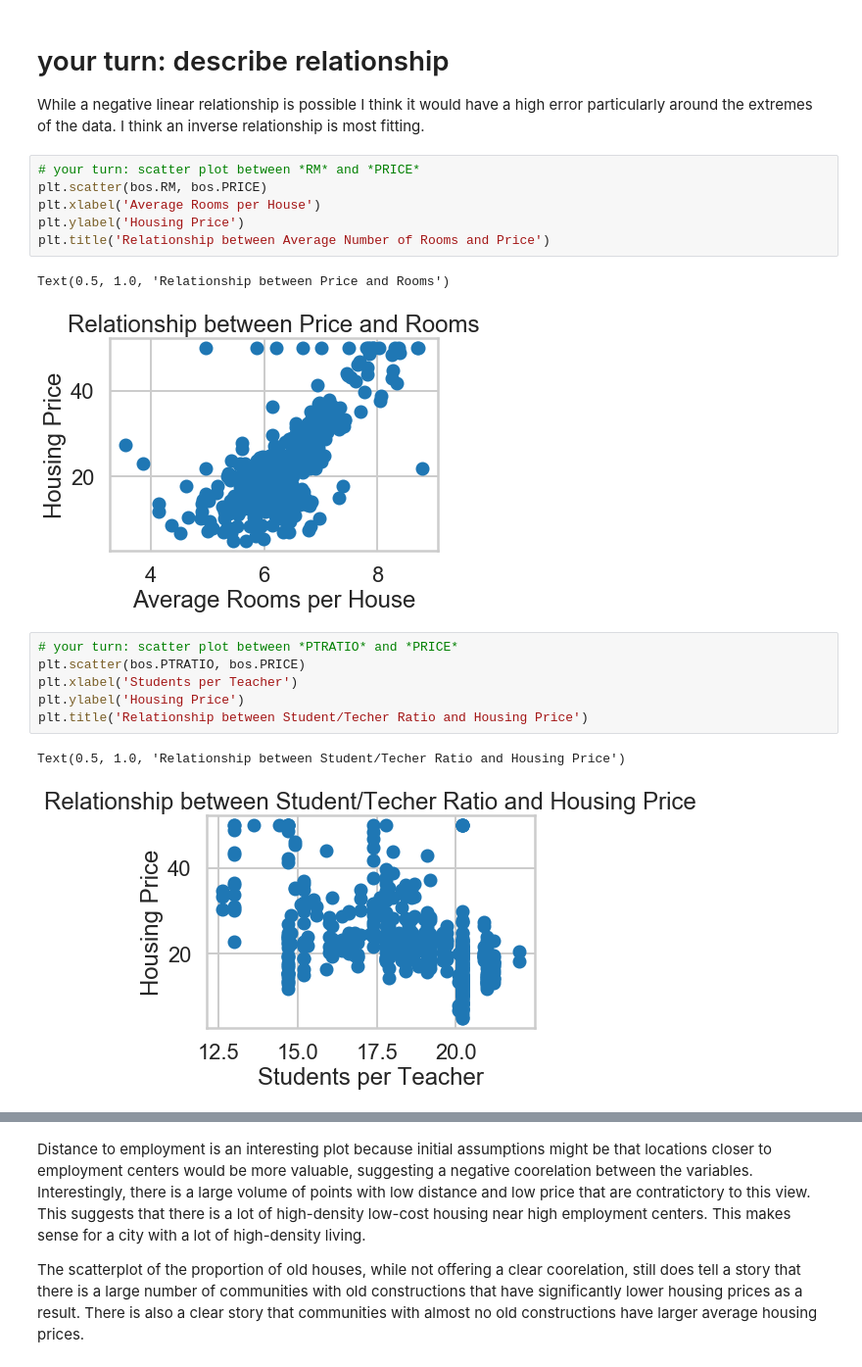
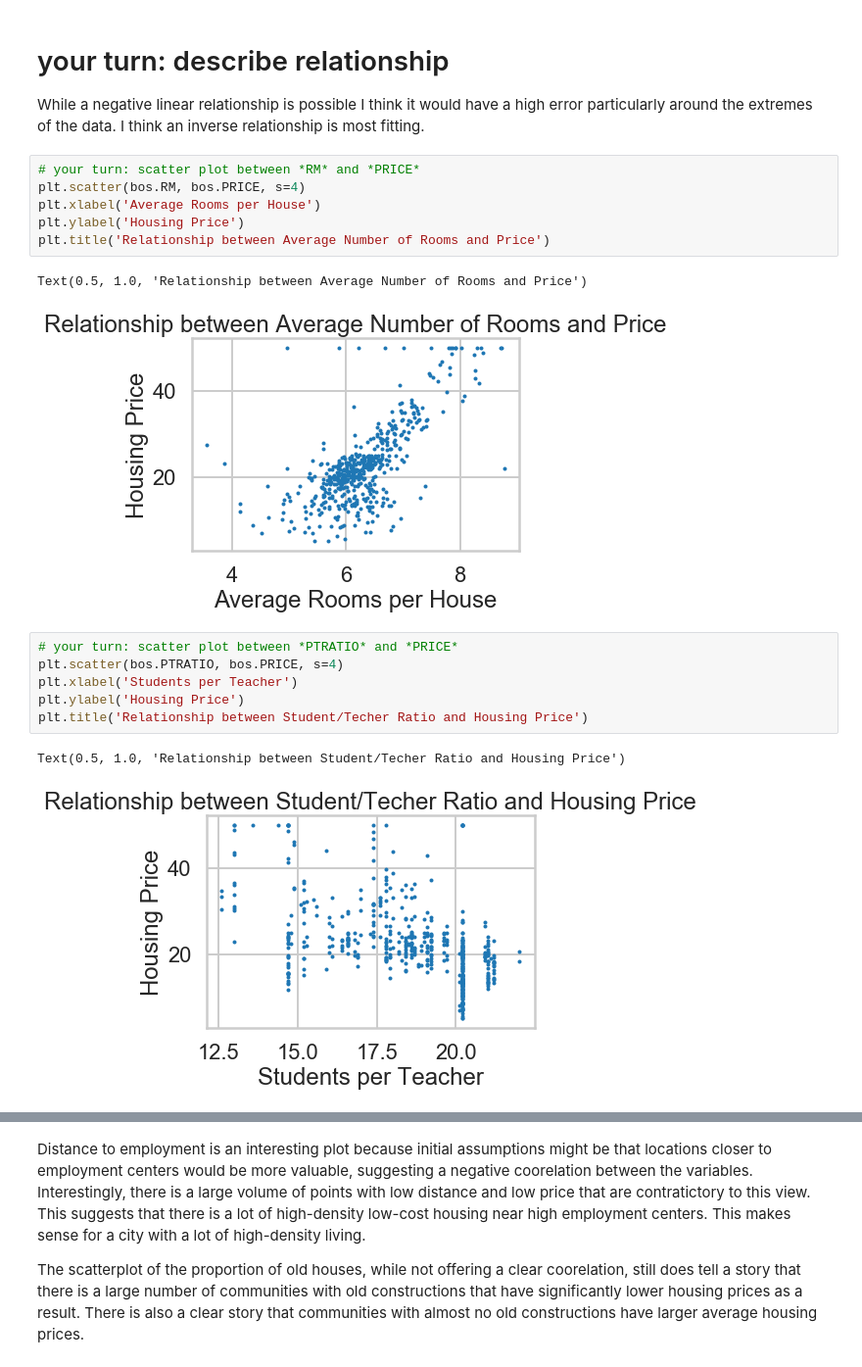
Before and after one commit to ABitNutty/Springboard, a Jupyter notebook: Mini_Project_Linear_Regression.ipynb, the cells around one changed output, grey strips where cells are left out. Shown at 98% size. Drawn from its saved outputs; the diff is of its cells as text.

```diff
--- a/Mini_Project_Linear_Regression.ipynb
+++ b/Mini_Project_Linear_Regression.ipynb
@@ -282,21 +282,21 @@ Text(0.5, 1.0, 'Relationship between CRIM and Price')
 While a negative linear relationship is possible I think it would have a high error particularly around the extremes of the data. I think an inverse relationship is most fitting.
 # %%
 # your turn: scatter plot between *RM* and *PRICE*
-plt.scatter(bos.RM, bos.PRICE)
+plt.scatter(bos.RM, bos.PRICE, s=4)
 plt.xlabel('Average Rooms per House')
 plt.ylabel('Housing Price')
 plt.title('Relationship between Average Number of Rooms and Price')
 # %% [output]
-Text(0.5, 1.0, 'Relationship between Price and Rooms')
+Text(0.5, 1.0, 'Relationship between Average Number of Rooms and Price')
-[figure, old version]
+[figure, new version]
 # %%
 # your turn: scatter plot between *PTRATIO* and *PRICE*
-plt.scatter(bos.PTRATIO, bos.PRICE)
+plt.scatter(bos.PTRATIO, bos.PRICE, s=4)
 plt.xlabel('Students per Teacher')
 plt.ylabel('Housing Price')
 plt.title('Relationship between Student/Techer Ratio and Housing Price')
 # %% [output]
 Text(0.5, 1.0, 'Relationship between Student/Techer Ratio and Housing Price')
-[figure, old version]
+[figure, new version]
 # %%
 # your turn: create some other scatter plots
```
Also changed, not shown: parts of 31 cells of this notebook.
